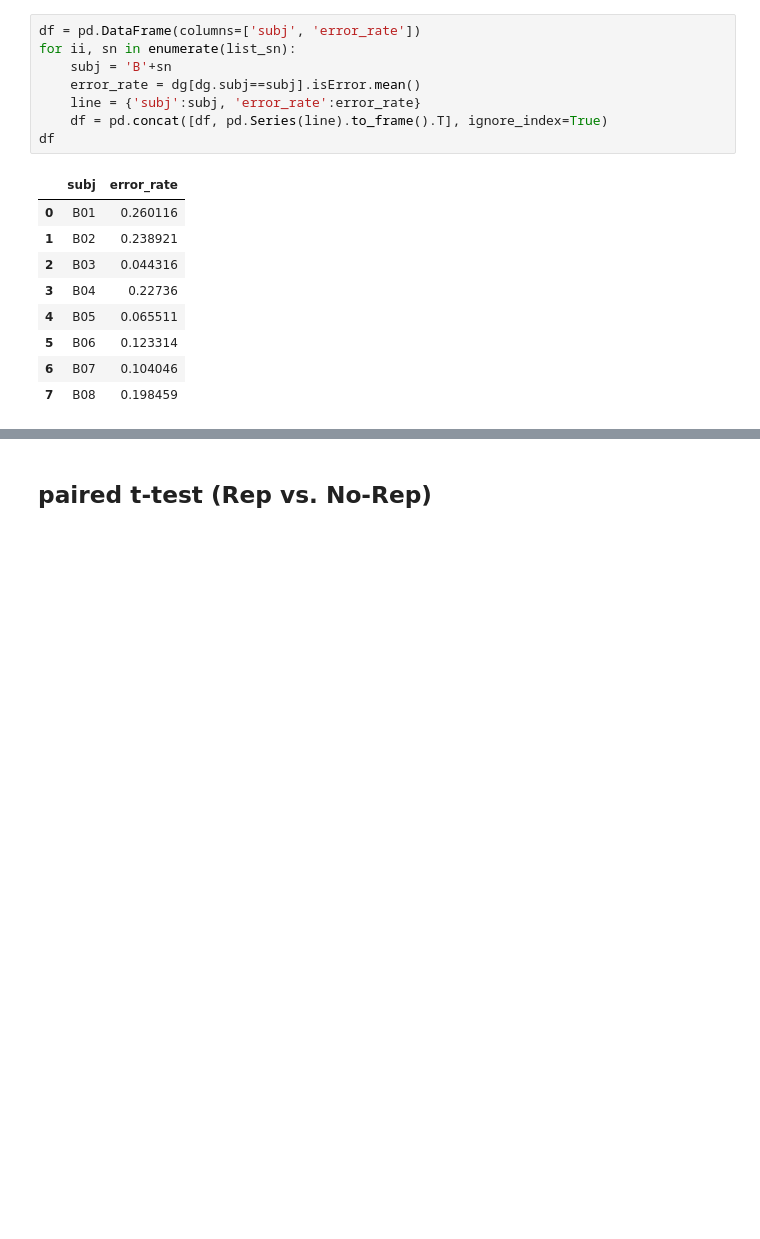
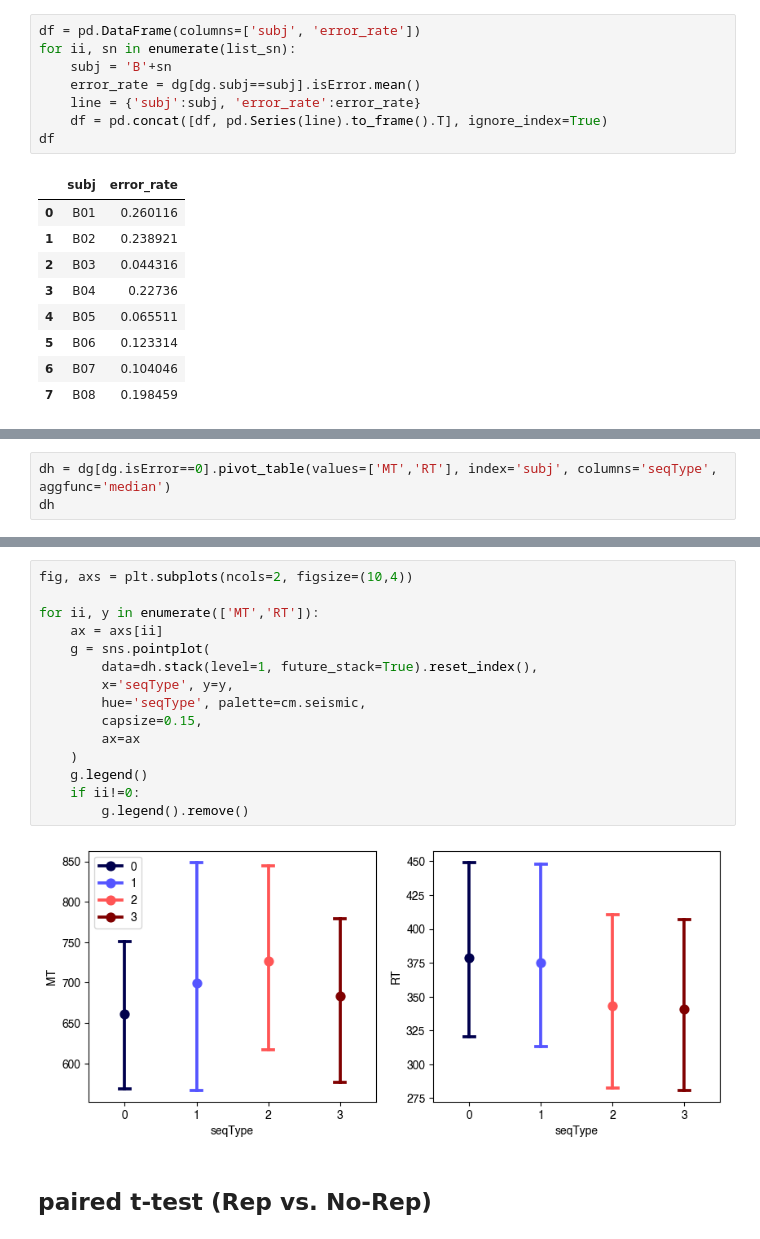
Before and after one commit to psb629/SeqSpatialSupp_fMRI, a Jupyter notebook: Notebook/behav.sslb2.ipynb, the cells around one changed output, grey strips where cells are left out. Drawn from its saved outputs; the diff is of its cells as text; blank space fills up the shorter version.

```diff
--- a/Notebook/behav.sslb2.ipynb
+++ b/Notebook/behav.sslb2.ipynb
@@ -337,0 +360,3 @@ df
+# %%
+dh = dg[dg.isError==0].pivot_table(values=['MT','RT'], index='subj', columns='seqType', aggfunc='median')
+dh
@@ -338,3 +375,20 @@ df
+# %%
+fig, axs = plt.subplots(ncols=2, figsize=(10,4))
+
+for ii, y in enumerate(['MT','RT']):
+    ax = axs[ii]
+    g = sns.pointplot(
+        data=dh.stack(level=1, future_stack=True).reset_index(),
+        x='seqType', y=y,
+        hue='seqType', palette=cm.seismic,
+        capsize=0.15,
+        ax=ax
+    )
+    g.legend()
+    if ii!=0:
+        g.legend().remove()
+# %% [output]
+[figure, added]
 # %% [markdown]
 ## paired t-test (Rep vs. No-Rep)
 # %% [markdown]
```
Also changed, not shown: parts of 6 cells of this notebook.
